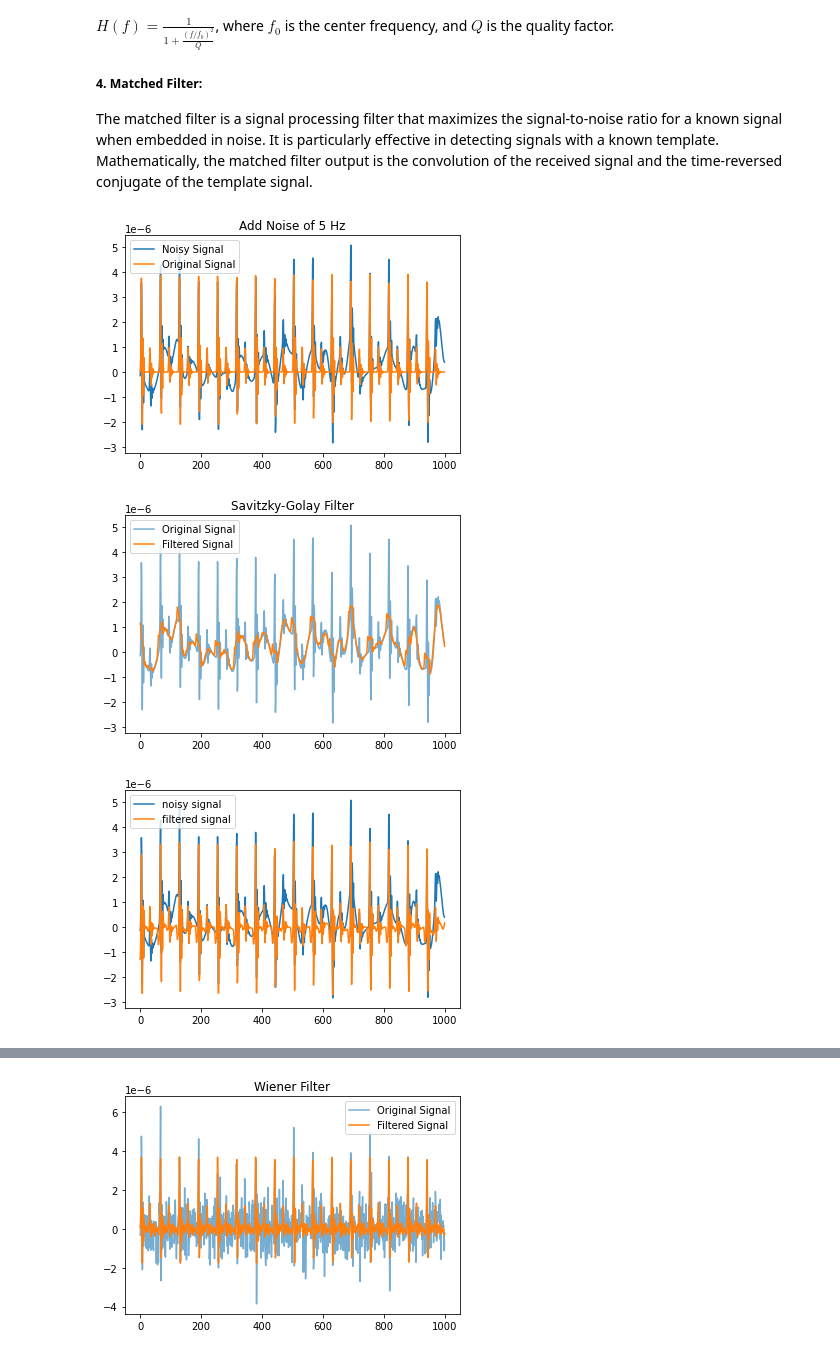
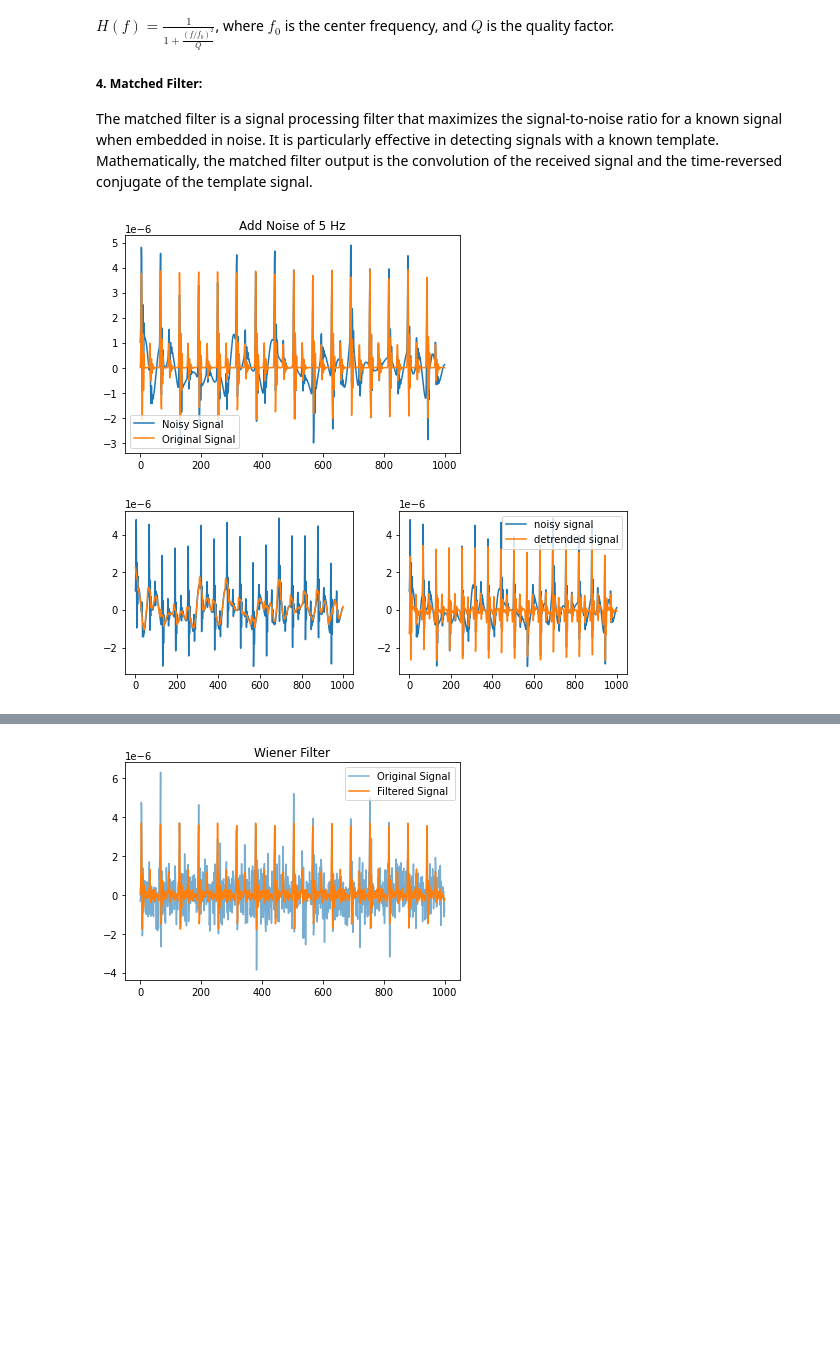
Before and after one commit to A-Big-Tortoise/NRSR_Tutorial, a Jupyter notebook: dsp.ipynb, the cells around one changed output, grey strips where cells are left out. Saved outputs shown, nothing was run; the diff lists cells and outputs as text; code cells hidden in the pictures; blank space fills up the shorter version.

Commit message:
Add the New Usage of Savgol Filter

```diff
--- a/dsp.ipynb
+++ b/dsp.ipynb
@@ -367,22 +367,30 @@ filtered_signal_6 = exponential_moving_average_filter(signal_with_40Hz_Noise, le
    The matched filter is a signal processing filter that maximizes the signal-to-noise ratio for a known signal when embedded in noise. It is particularly effective in detecting signals with a known template. Mathematically, the matched filter output is the convolution of the received signal and the time-reversed conjugate of the template signal.
 # %%
 from dsp import savgol_filter, load_demo, add_distort_noise
+import matplotlib.pyplot as plt
+
 signal, _, _, _= load_demo()
+
+# =========== Usage 1 ===========
 
 # Construct Data for savgol_filter
 # it's nice for us to use savgol_filter to get rid of low frequency Noise
 # signal_with_5Hz_Noise, Add noise with a frequency of 5 to the signal. The amplitude of the noise is noise_amplitude * np.std(signal).
 signal_with_5Hz_noise = add_distort_noise(signal, n_samples=1000, sampling_rate=100,noise_frequency=5,  noise_amplitude=0.8, show=True)
 
 # we can use a savgol filter whose window size is 16 to get the low frequency noise
-filtered_signal_7 = savgol_filter(signal_with_5Hz_noise, window_length=16, show=True)
+filtered_signal_7 = savgol_filter(signal_with_5Hz_noise, window_length=16, show=False)
 
 # filtered signal  = noisy signal - output of savgol filter
-plt.plot(signal_with_5Hz_noise, label='noisy signal')
-plt.plot(signal_with_5Hz_noise - filtered_signal_7, label='filtered signal')
+_, axes = plt.subplots(nrows=1, ncols=2, figsize=(9, 3))
+
+axes[0].plot(signal_with_5Hz_noise, label='noisy Signal')
+axes[0].plot(filtered_signal_7, label='filtered signal')
+
+axes[1].plot(signal_with_5Hz_noise, label='noisy signal')
+axes[1].plot(signal_with_5Hz_noise - filtered_signal_7, label='detrended signal')
 plt.legend()
 plt.show()
 # %% [output]
-[figure, old version]
+[figure, new version]
-[figure, old version]
+[figure, new version]
-[figure, removed]
```
Also changed, not shown: parts of 3 cells of this notebook, 1 other file.
